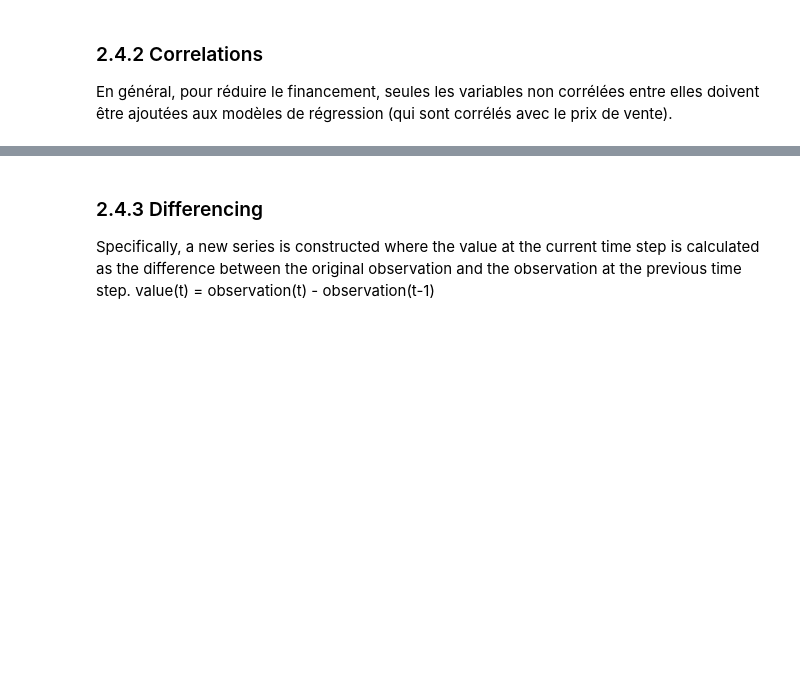
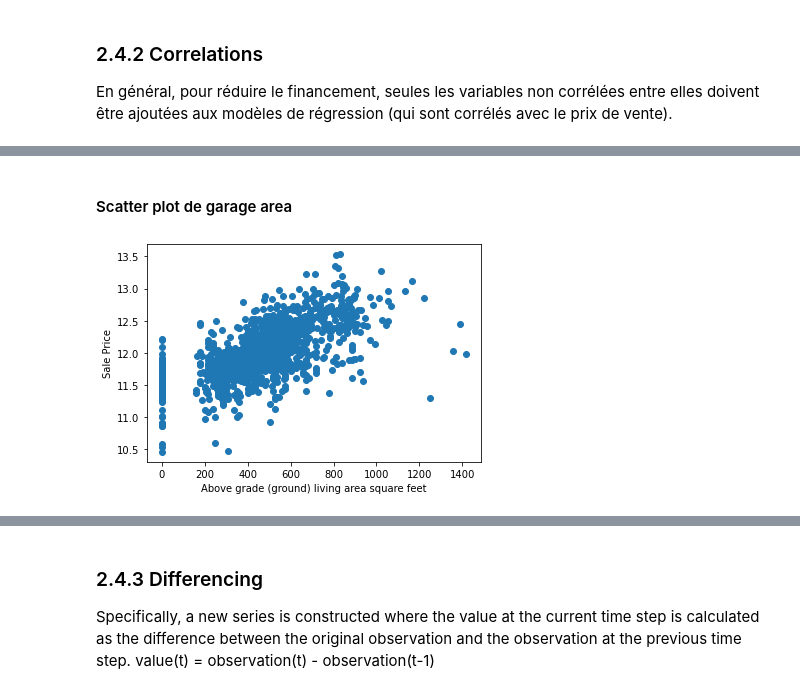
Before and after one commit to freya-git/LAVA, a Jupyter notebook: CRISP-DM_Template.ipynb, the cells around one changed output, grey strips where cells are left out. Cells and saved outputs as stored; diff of their text form; code cells hidden in the pictures; blank space fills up the shorter version.

```diff
--- a/CRISP-DM_Template.ipynb
+++ b/CRISP-DM_Template.ipynb
@@ -534,0 +601,9 @@ spearman(train, features)
+# %% [markdown]
+#### Scatter plot de garage area
+# %%
+plt.scatter(x=train['GarageArea'], y=np.log1p(train.SalePrice))
+plt.ylabel('Sale Price')
+plt.xlabel('Above grade (ground) living area square feet')
+plt.show()
+# %% [output]
+[figure, added]
```
Also changed, not shown: parts of 16 cells of this notebook.
